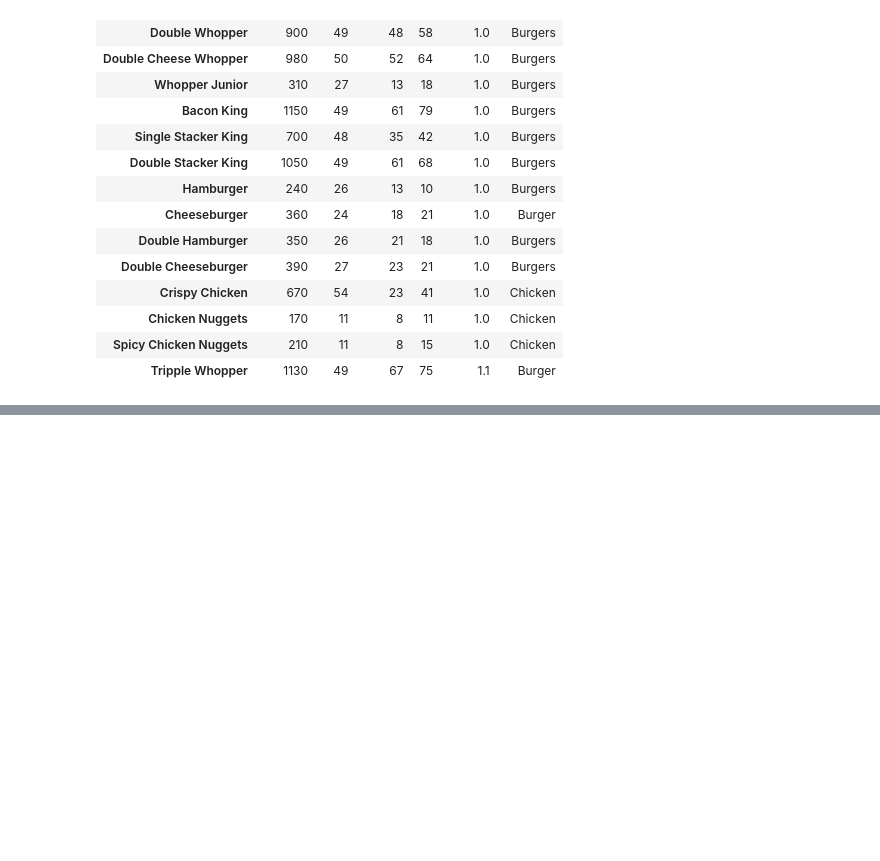
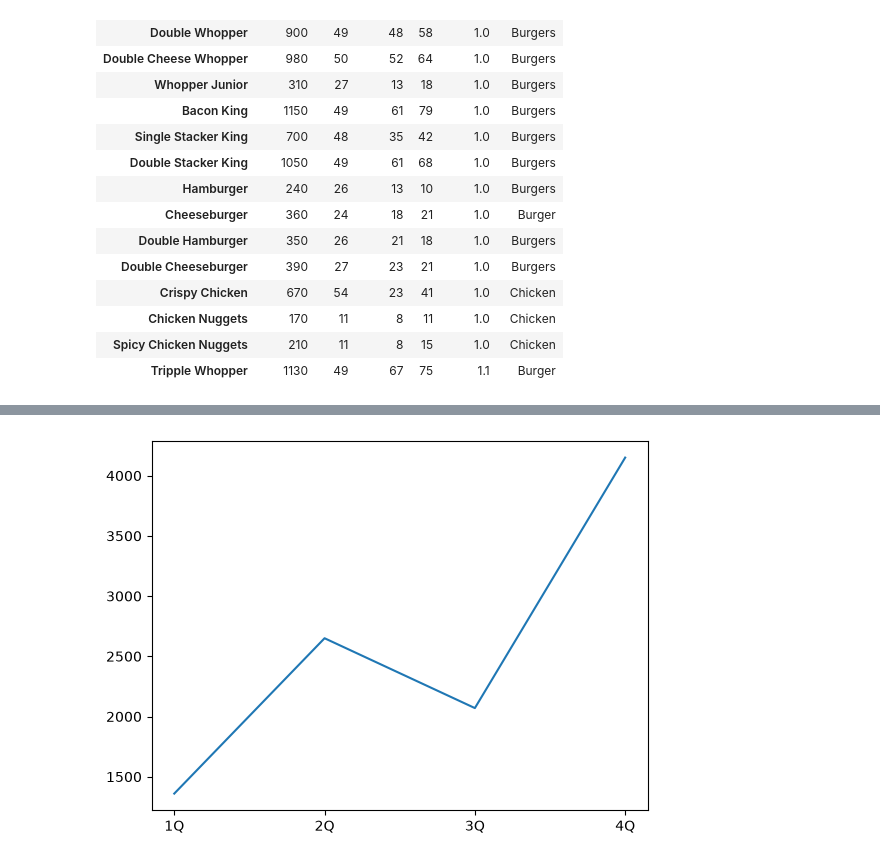
Before and after one commit to hyeonn31/Python_Study, a Jupyter notebook: 04. burger.ipynb, the cells around one changed output, grey strips where cells are left out. Cells and saved outputs as stored; diff of their text form; code cells hidden in the pictures; blank space fills up the shorter version.

```diff
--- a/04. burger.ipynb
+++ b/04. burger.ipynb
@@ -402,0 +465,8 @@ burger_df
+# %%
+sales_df = pd.DataFrame({
+    'quarter': ['1Q', '2Q', '3Q', '4Q'],
+    'revenue': [1360, 2650, 2070, 4150],
+    'cost': [1240, 1970, 1750, 2760]
+})
+
+sales_df
@@ -402,0 +479,5 @@ burger_df
+# %%
+plt.plot(sales_df['quarter'], sales_df['revenue'])
+plt.show()
+# %% [output]
+[figure, added]
```
Also changed, not shown: parts of 10 cells of this notebook, 33 other files.
